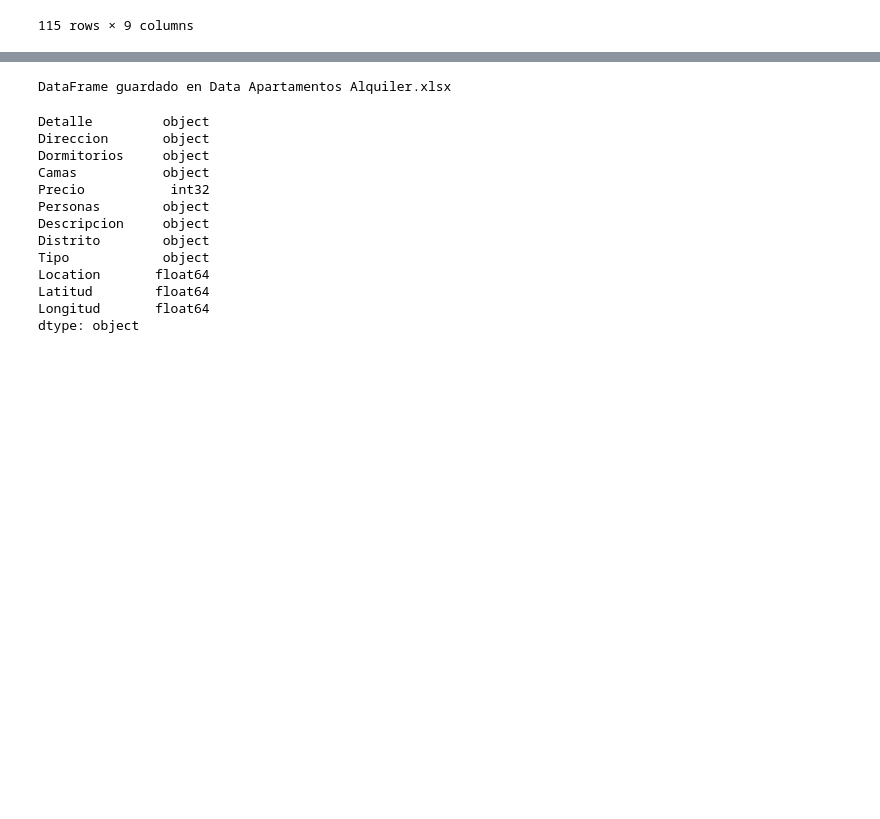
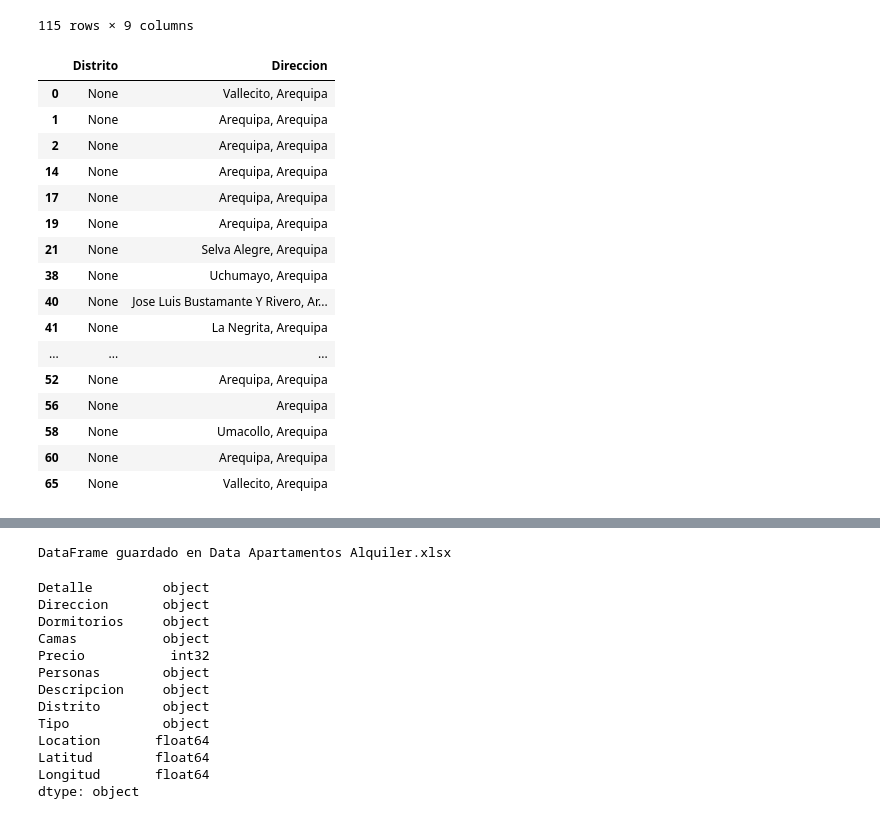
Before and after one commit to GCG251/Proyecto-Alojamientos-AQP, a Jupyter notebook: Proyecto_alojamientos.ipynb, the cells around one changed output, grey strips where cells are left out. Cells and saved outputs as stored; diff of their text form; code cells hidden in the pictures; blank space fills up the shorter version.

```diff
--- a/Proyecto_alojamientos.ipynb
+++ b/Proyecto_alojamientos.ipynb
@@ -1133,3 +1142,27 @@ dtype: object
 | 66 | Apartamento en Alquiler en Cayma | Cayma, Arequipa | 2 dormitorios | 1450 | NaN | NaN | -16.279394 | -71.460312 | Alquiler mensual |
 | 67 | Apartamento en Alquiler en Cayma | Cayma, Arequipa | 1 dormitorio | 1350 | NaN | NaN | -16.279394 | -71.460312 | Alquiler mensual |
 115 rows × 9 columns
+# %%
+#Vamos a extraer el distrito de cada direccion.
+# Crear la columna 'Distrito' usando apply y la función buscar_distrito. La funcion ya fue definida.
+data_alquiler['Distrito'] = data_alquiler['Direccion'].apply(lambda x: buscar_distrito(x))
+#Visualizamos en el dataframe las direcciones que no cuentan con distrito
+data_alquiler[data_alquiler['Distrito'].isnull()][['Distrito', 'Direccion']]
+# %% [output]
+|  | Distrito | Direccion |
+| 0 | None | Vallecito, Arequipa |
+| 1 | None | Arequipa, Arequipa |
+| 2 | None | Arequipa, Arequipa |
+| 14 | None | Arequipa, Arequipa |
+| 17 | None | Arequipa, Arequipa |
+| 19 | None | Arequipa, Arequipa |
+| 21 | None | Selva Alegre, Arequipa |
+| 38 | None | Uchumayo, Arequipa |
+| 40 | None | Jose Luis Bustamante Y Rivero, Ar... |
+| 41 | None | La Negrita, Arequipa |
+| ... | ... | ... |
+| 52 | None | Arequipa, Arequipa |
+| 56 | None | Arequipa |
+| 58 | None | Umacollo, Arequipa |
+| 60 | None | Arequipa, Arequipa |
+| 65 | None | Vallecito, Arequipa |
```
Also changed, not shown: parts of 17 cells of this notebook.
